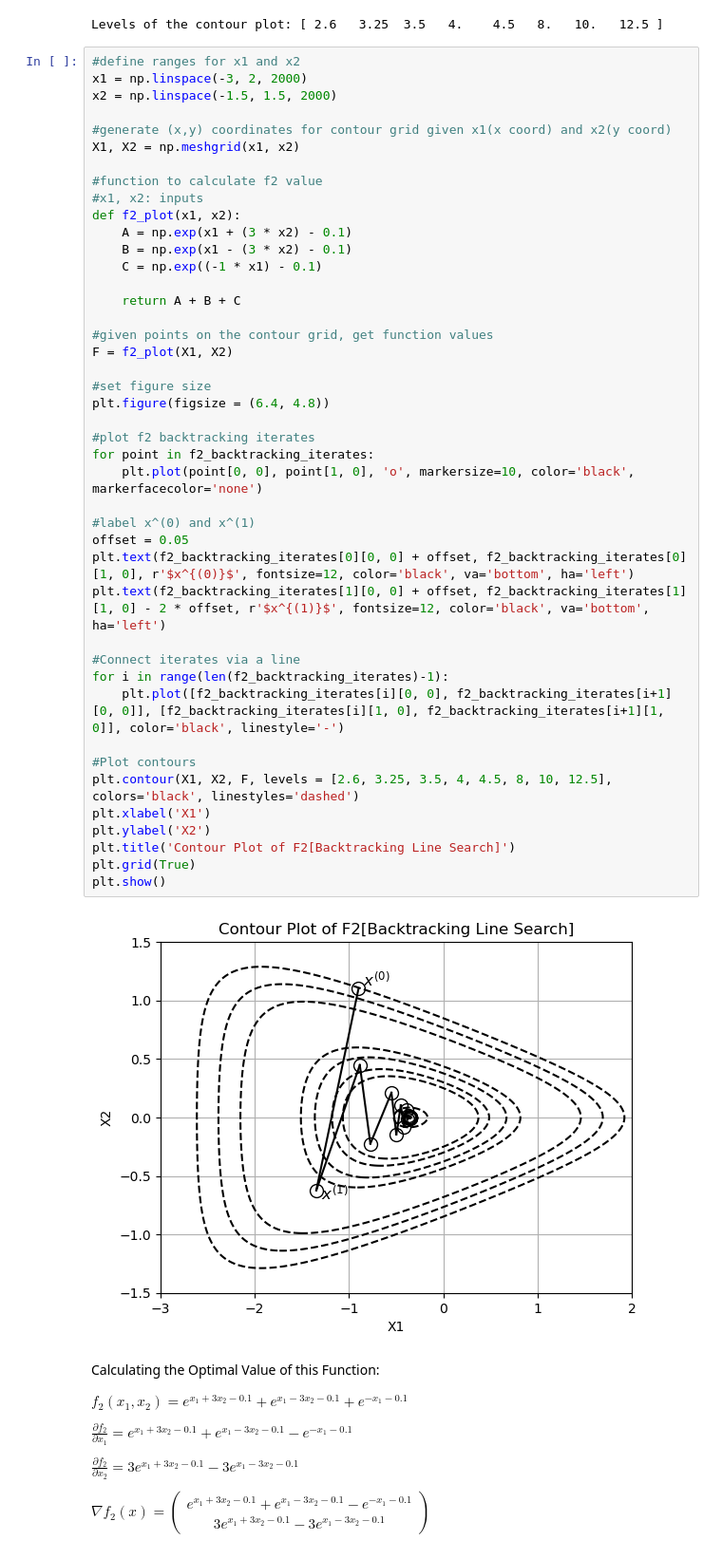
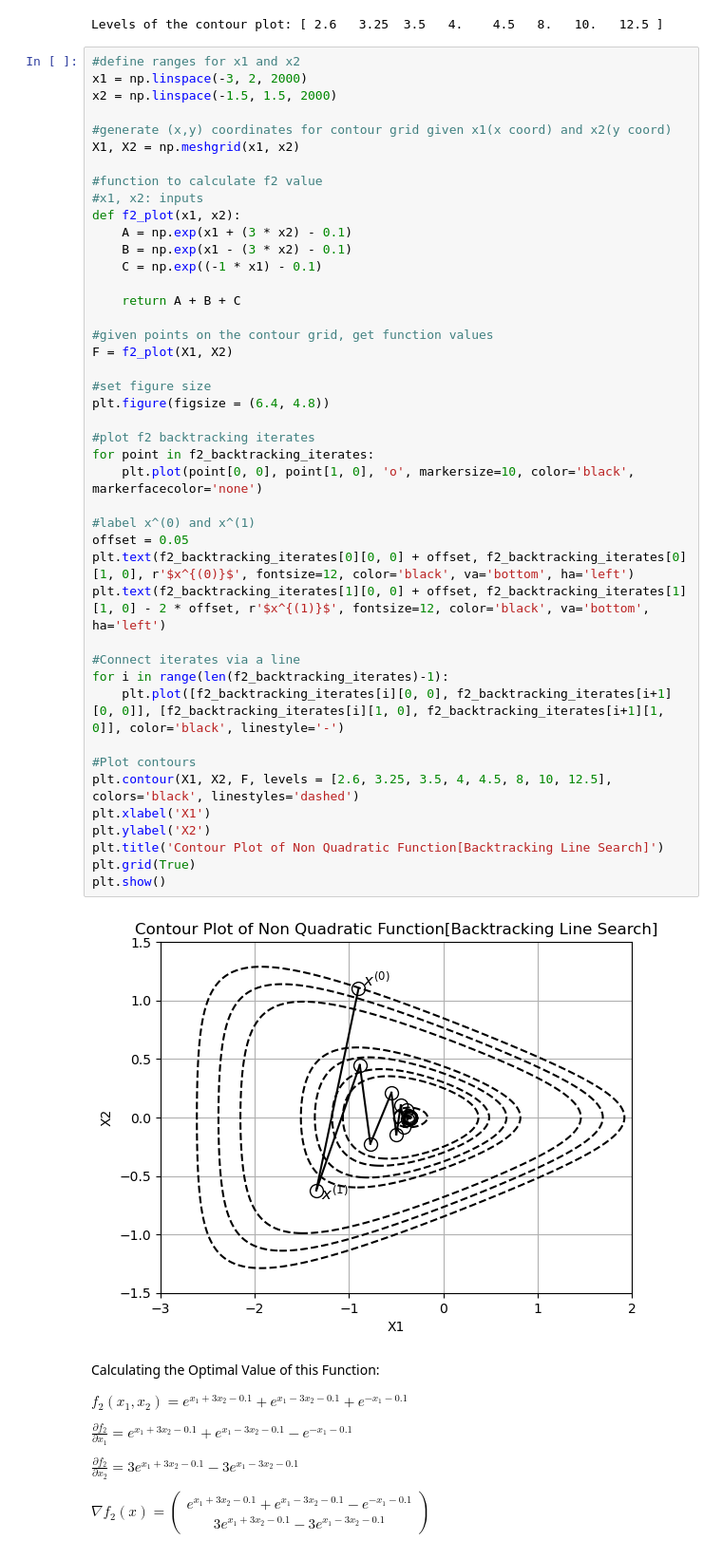
Before and after one commit to Ravi-Raghavan/ConvexOptimization, a Jupyter notebook: Homework #4 - Part 2.ipynb, the cells around one changed output. Shown at 95% size. Saved outputs shown, nothing was run; the diff lists cells and outputs as text.

```diff
--- a/Homework #4 - Part 2.ipynb
+++ b/Homework #4 - Part 2.ipynb
@@ -652,35 +652,35 @@ def f2_plot(x1, x2):
     C = np.exp((-1 * x1) - 0.1)
 
     return A + B + C
 
 #given points on the contour grid, get function values
 F = f2_plot(X1, X2)
 
 #set figure size
 plt.figure(figsize = (6.4, 4.8))
 
 #plot f2 backtracking iterates
 for point in f2_backtracking_iterates:
     plt.plot(point[0, 0], point[1, 0], 'o', markersize=10, color='black', markerfacecolor='none')
 
 #label x^(0) and x^(1)
 offset = 0.05
 plt.text(f2_backtracking_iterates[0][0, 0] + offset, f2_backtracking_iterates[0][1, 0], r'$x^{(0)}$', fontsize=12, color='black', va='bottom', ha='left')
 plt.text(f2_backtracking_iterates[1][0, 0] + offset, f2_backtracking_iterates[1][1, 0] - 2 * offset, r'$x^{(1)}$', fontsize=12, color='black', va='bottom', ha='left')
 
 #Connect iterates via a line
 for i in range(len(f2_backtracking_iterates)-1):
     plt.plot([f2_backtracking_iterates[i][0, 0], f2_backtracking_iterates[i+1][0, 0]], [f2_backtracking_iterates[i][1, 0], f2_backtracking_iterates[i+1][1, 0]], color='black', linestyle='-')
 
 #Plot contours
 plt.contour(X1, X2, F, levels = [2.6, 3.25, 3.5, 4, 4.5, 8, 10, 12.5], colors='black', linestyles='dashed')
 plt.xlabel('X1')
 plt.ylabel('X2')
-plt.title('Contour Plot of F2[Backtracking Line Search]')
+plt.title('Contour Plot of Non Quadratic Function[Backtracking Line Search]')
 plt.grid(True)
 plt.show()
 # %% [output]
-[figure, old version]
+[figure, new version]
 # %% [markdown]
 Calculating the Optimal Value of this Function:
 
```
Also changed, not shown: parts of 9 cells of this notebook.
